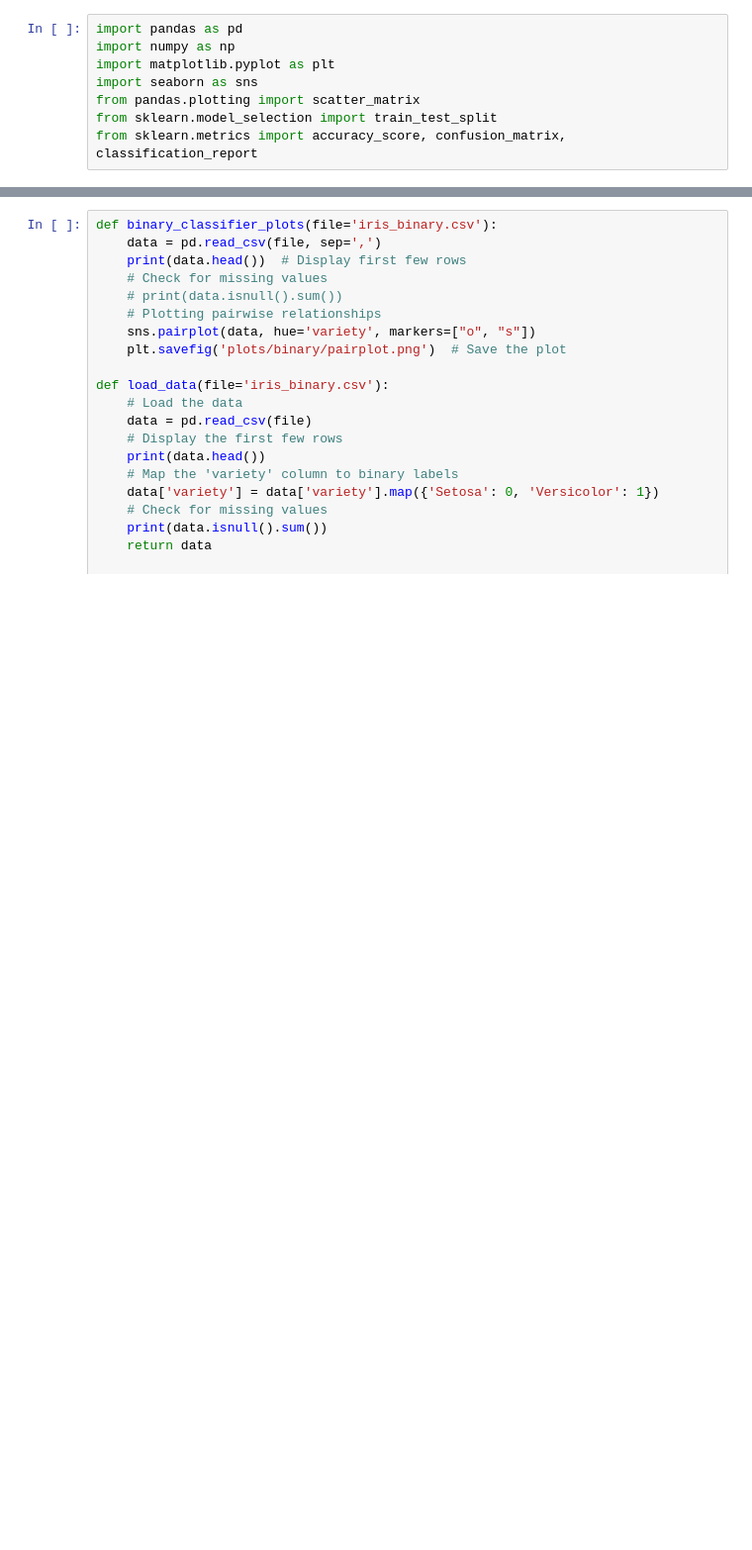
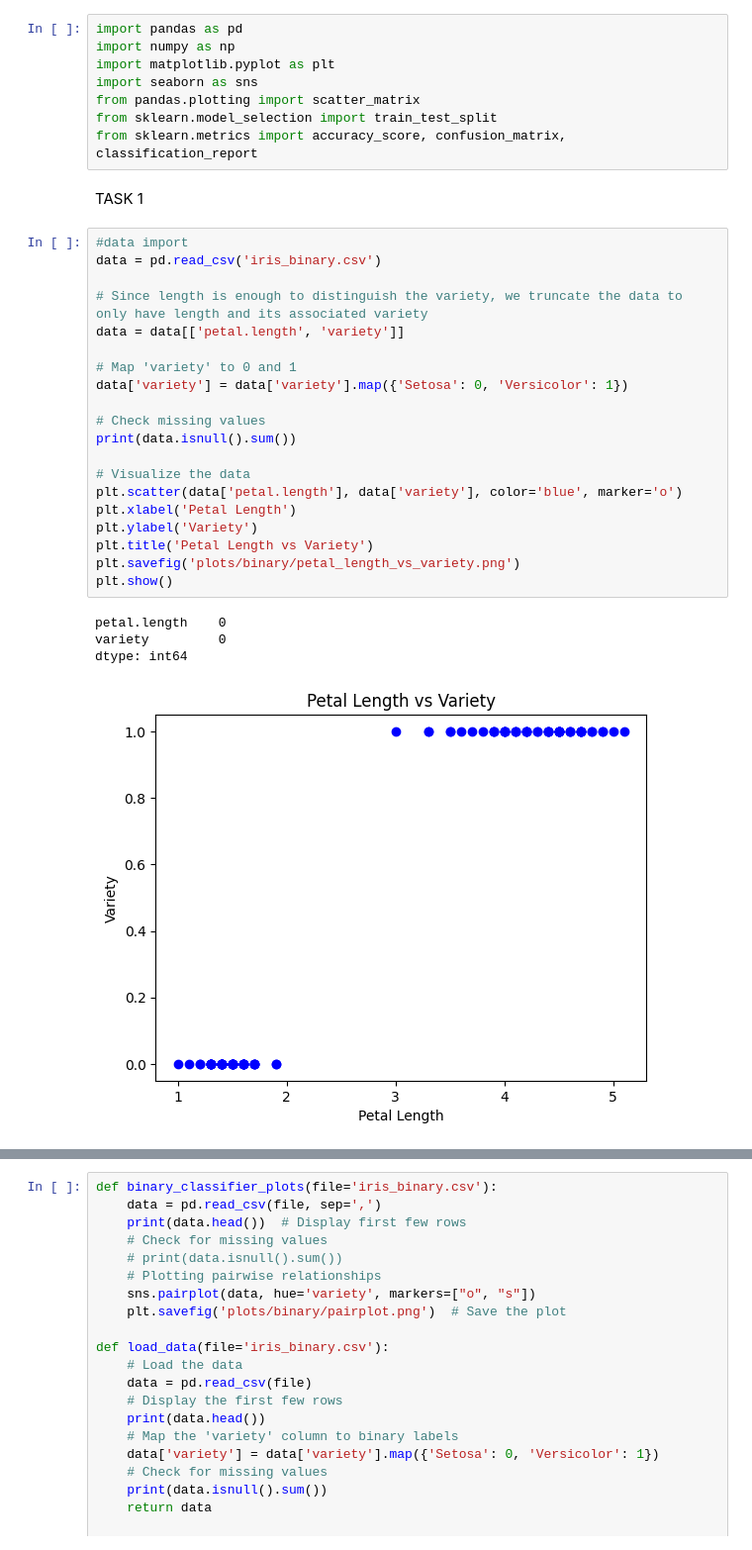
Before and after one commit to RizPur/MALIS-Project, a Jupyter notebook: project1.ipynb, the cells around one changed output, grey strips where cells are left out. Shown at 99% size. Cells and saved outputs as stored; diff of their text form; blank space fills up the shorter version.

Commit message:
task1 in jupyter, task2 working on

```diff
--- a/project1.ipynb
+++ b/project1.ipynb
@@ -6,3 +6,30 @@ import seaborn as sns
 from pandas.plotting import scatter_matrix
 from sklearn.model_selection import train_test_split
 from sklearn.metrics import accuracy_score, confusion_matrix, classification_report
+# %% [markdown]
+TASK 1
+# %%
+#data import
+data = pd.read_csv('iris_binary.csv')
+
+# Since length is enough to distinguish the variety, we truncate the data to only have length and its associated variety
+data = data[['petal.length', 'variety']]
+
+# Map 'variety' to 0 and 1
+data['variety'] = data['variety'].map({'Setosa': 0, 'Versicolor': 1})
+
+# Check missing values
+print(data.isnull().sum())
+
+# Visualize the data
+plt.scatter(data['petal.length'], data['variety'], color='blue', marker='o')
+plt.xlabel('Petal Length')
+plt.ylabel('Variety')
+plt.title('Petal Length vs Variety')
+plt.savefig('plots/binary/petal_length_vs_variety.png')
+plt.show()
+# %% [output]
+petal.length    0
+variety         0
+dtype: int64
+[figure, added]
```
Also changed, not shown: parts of 7 cells of this notebook.
